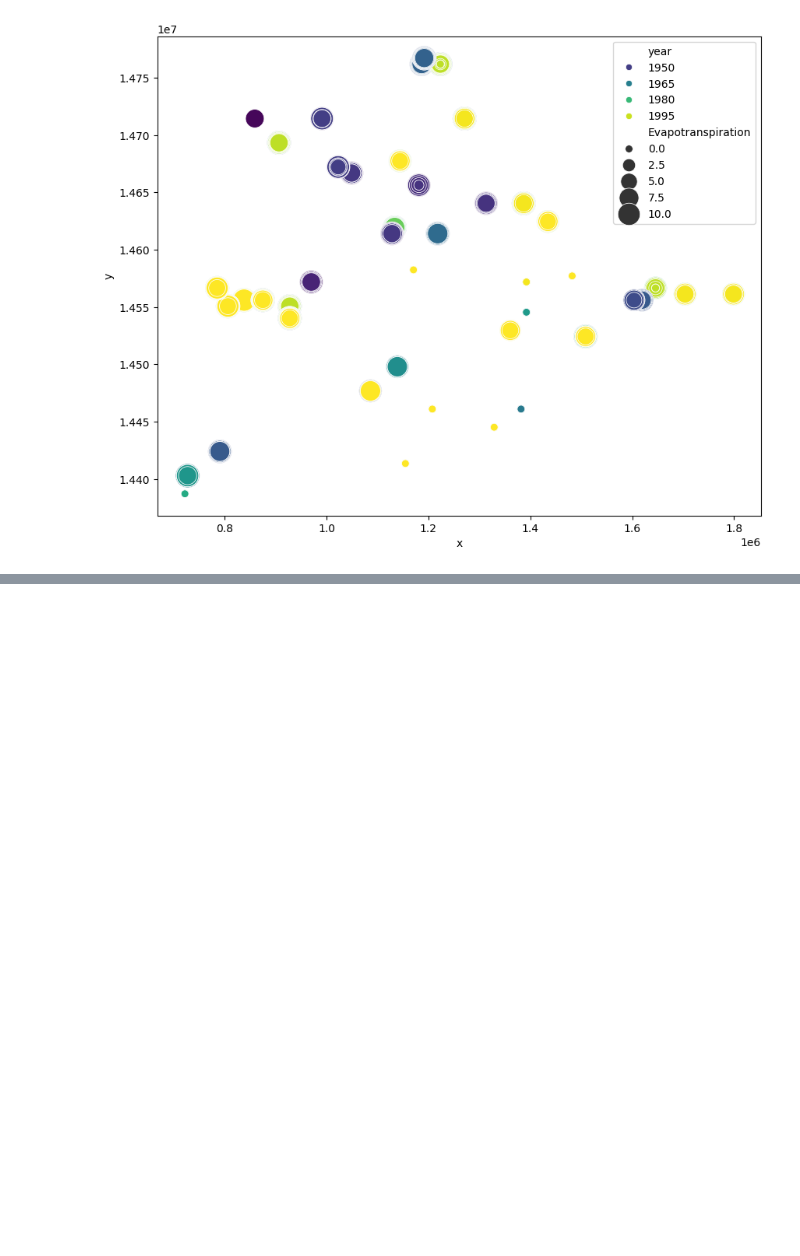
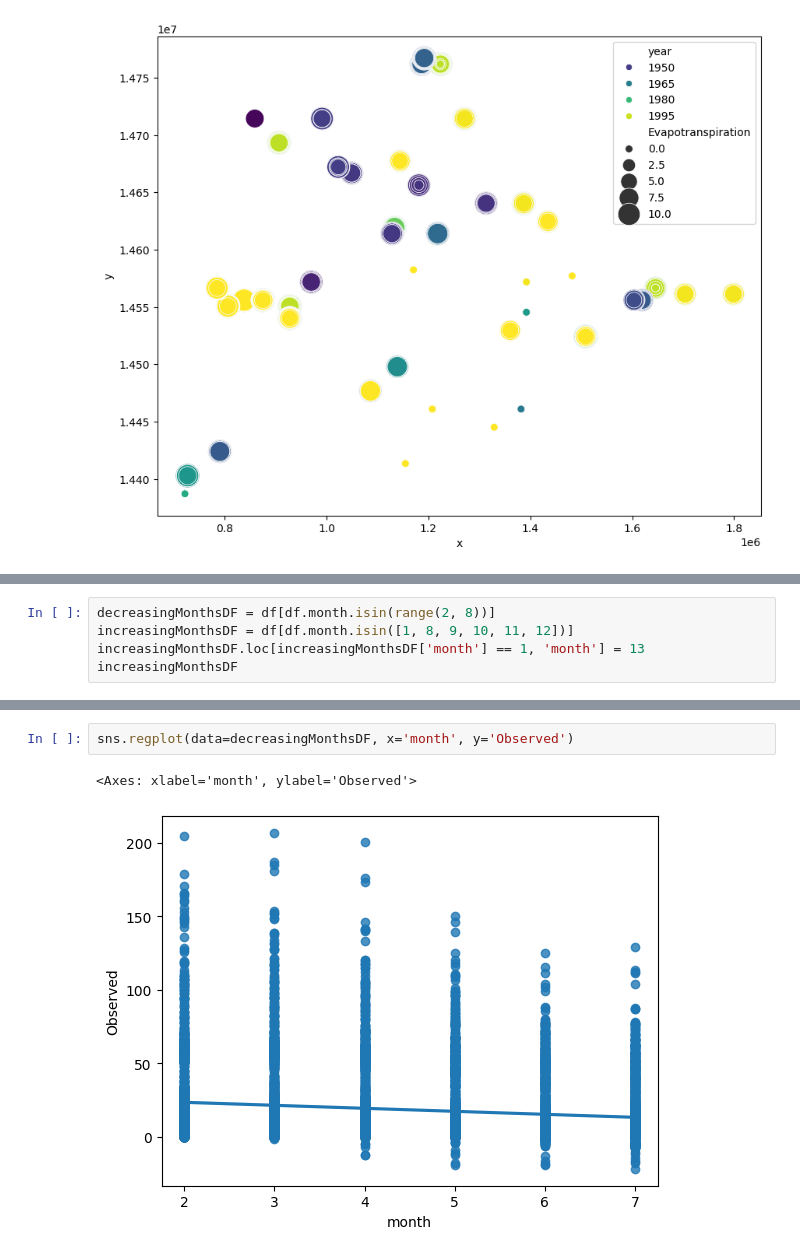
Before and after one commit to n8taylor/cs_5830_project6, a Jupyter notebook: project6.ipynb, the cells around one changed output, grey strips where cells are left out. Cells and saved outputs as stored; diff of their text form; blank space fills up the shorter version.

```diff
--- a/project6.ipynb
+++ b/project6.ipynb
@@ -412,0 +412,5 @@ sns.scatterplot(data=df, x='x', y='y', size='Evapotranspiration', sizes=(50, 500
+# %%
+decreasingMonthsDF = df[df.month.isin(range(2, 8))]
+increasingMonthsDF = df[df.month.isin([1, 8, 9, 10, 11, 12])]
+increasingMonthsDF.loc[increasingMonthsDF['month'] == 1, 'month'] = 13
+increasingMonthsDF
@@ -412,0 +431,5 @@ sns.scatterplot(data=df, x='x', y='y', size='Evapotranspiration', sizes=(50, 500
+# %%
+sns.regplot(data=decreasingMonthsDF, x='month', y='Observed')
+# %% [output]
+<Axes: xlabel='month', ylabel='Observed'>
+[figure, added]
```
Also changed, not shown: parts of 12 cells of this notebook.
